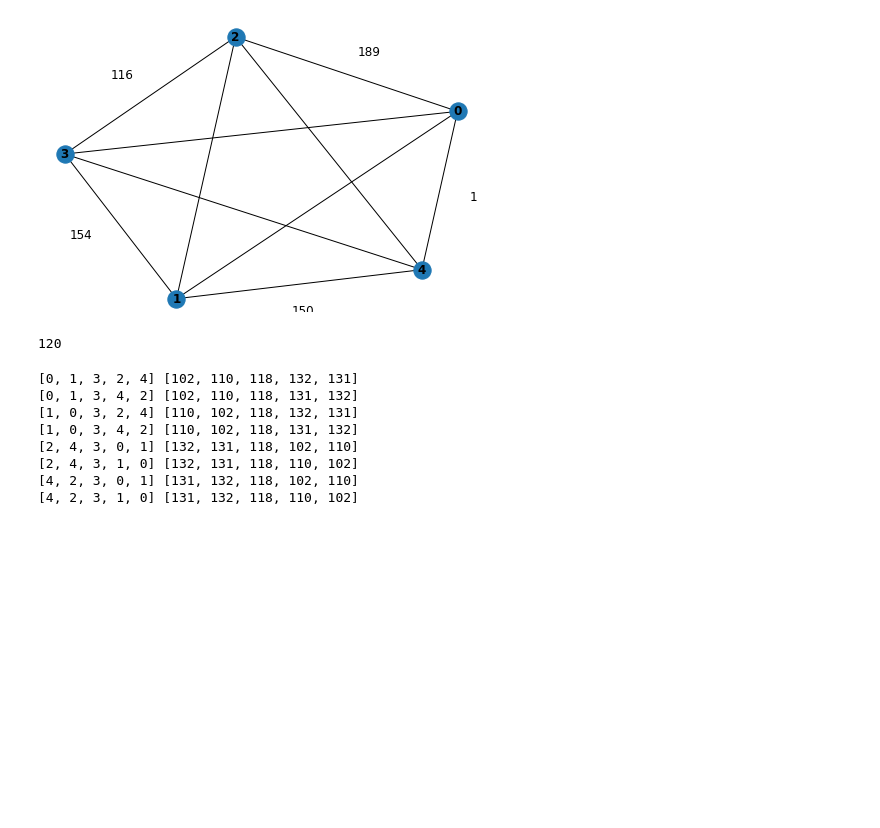
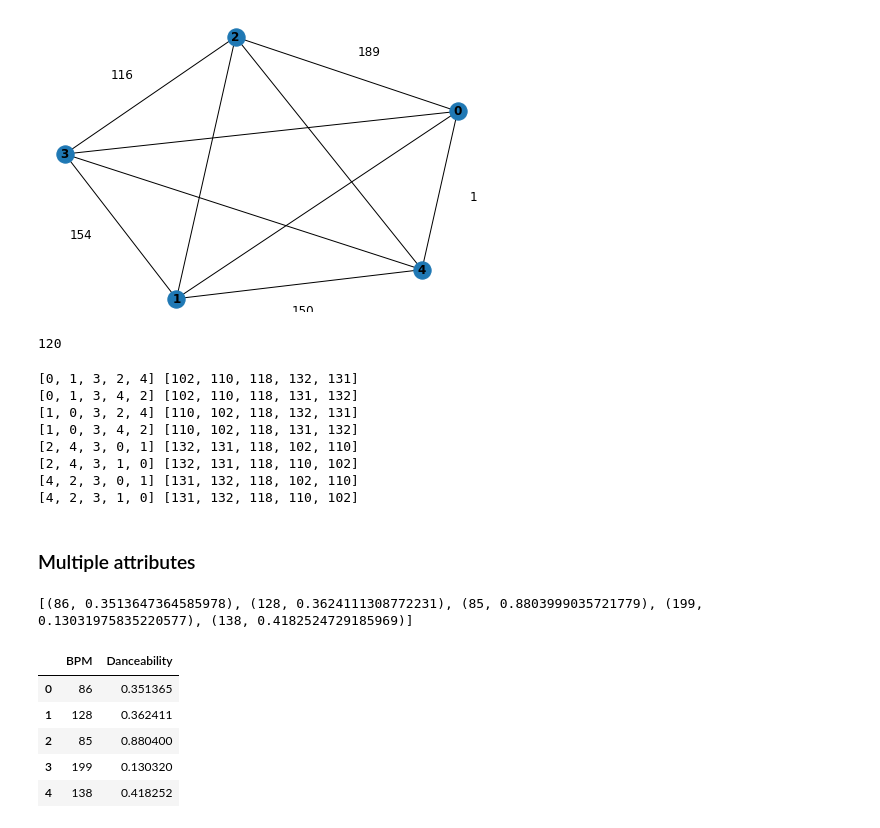
Before and after one commit to pmoraless/hamusic, a Jupyter notebook: filteredhampaths.ipynb, the cells around one changed output. Cells and saved outputs as stored; diff of their text form; code cells hidden in the pictures; blank space fills up the shorter version.

```diff
--- a/filteredhampaths.ipynb
+++ b/filteredhampaths.ipynb
@@ -139,3 +140,31 @@ for p in allpaths:
 [2, 4, 3, 1, 0] [132, 131, 118, 110, 102]
 [4, 2, 3, 0, 1] [131, 132, 118, 102, 110]
 [4, 2, 3, 1, 0] [131, 132, 118, 110, 102]
+# %% [markdown]
+### Multiple attributes
+# %%
+i_n = 5
+i_list = list(range(i_n))
+
+#bpm
+bpm_label = list(["BPM"] * i_n)
+i_bpm = random.sample(range(80,200), i_n)
+
+#bpm
+danceability_label = list(["Danceability"] * i_n)
+i_dance = [random.random() for i in range(i_n)]
+# print(i_dance)
+
+dict1 = list(zip(i_bpm, i_dance))
+print(dict1)
+pd1 = pd.DataFrame(dict1, columns=['BPM', 'Danceability'], index = i_list)
+# pd1['song_id'] = i_list
+pd1.head()
+# %% [output]
+[(86, 0.3513647364585978), (128, 0.3624111308772231), (85, 0.8803999035721779), (199, 0.13031975835220577), (138, 0.4182524729185969)]
+|  | BPM | Danceability |
+| 0 | 86 | 0.351365 |
+| 1 | 128 | 0.362411 |
+| 2 | 85 | 0.880400 |
+| 3 | 199 | 0.130320 |
+| 4 | 138 | 0.418252 |
```
Also changed, not shown: parts of 6 cells of this notebook.
